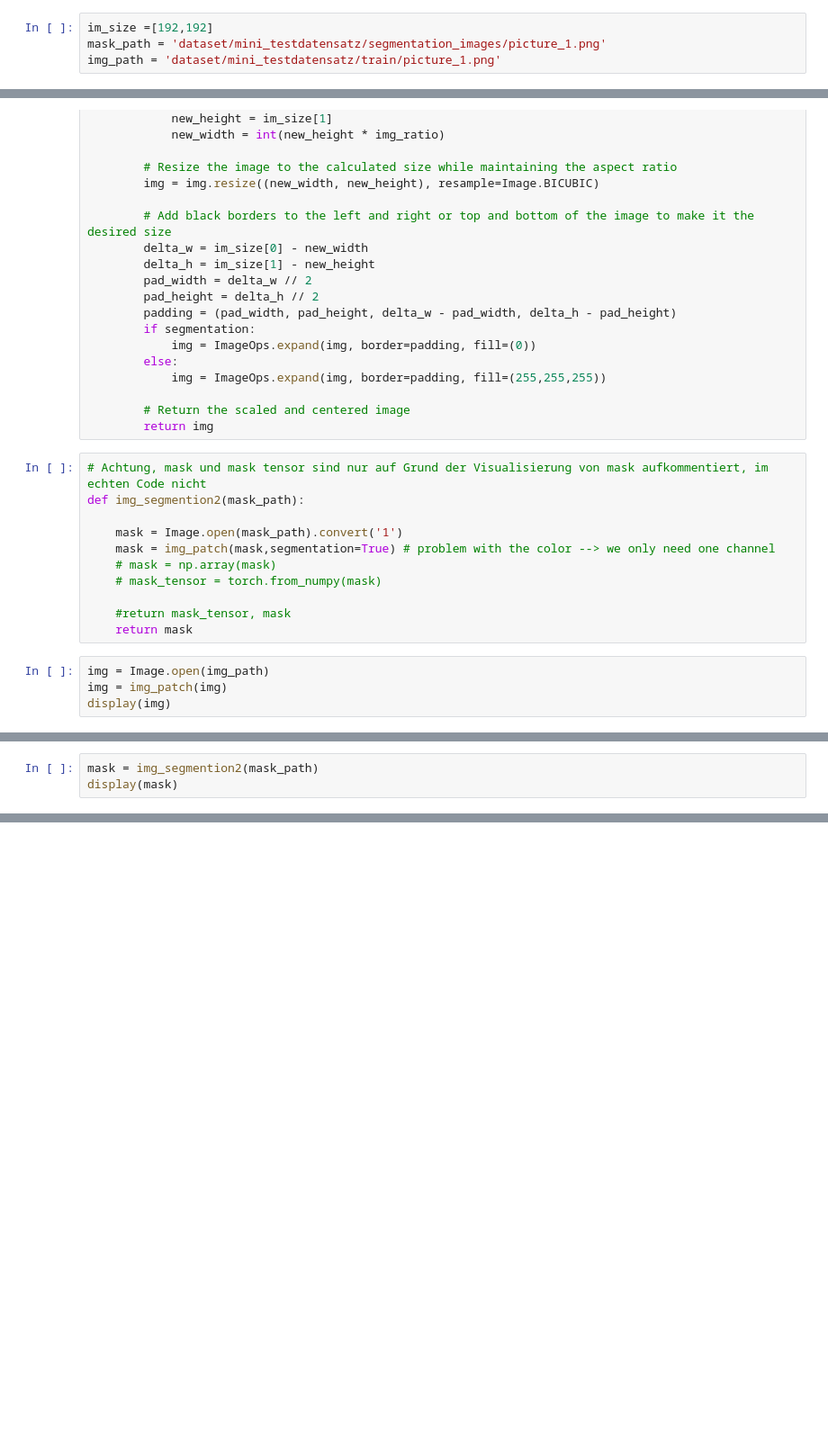
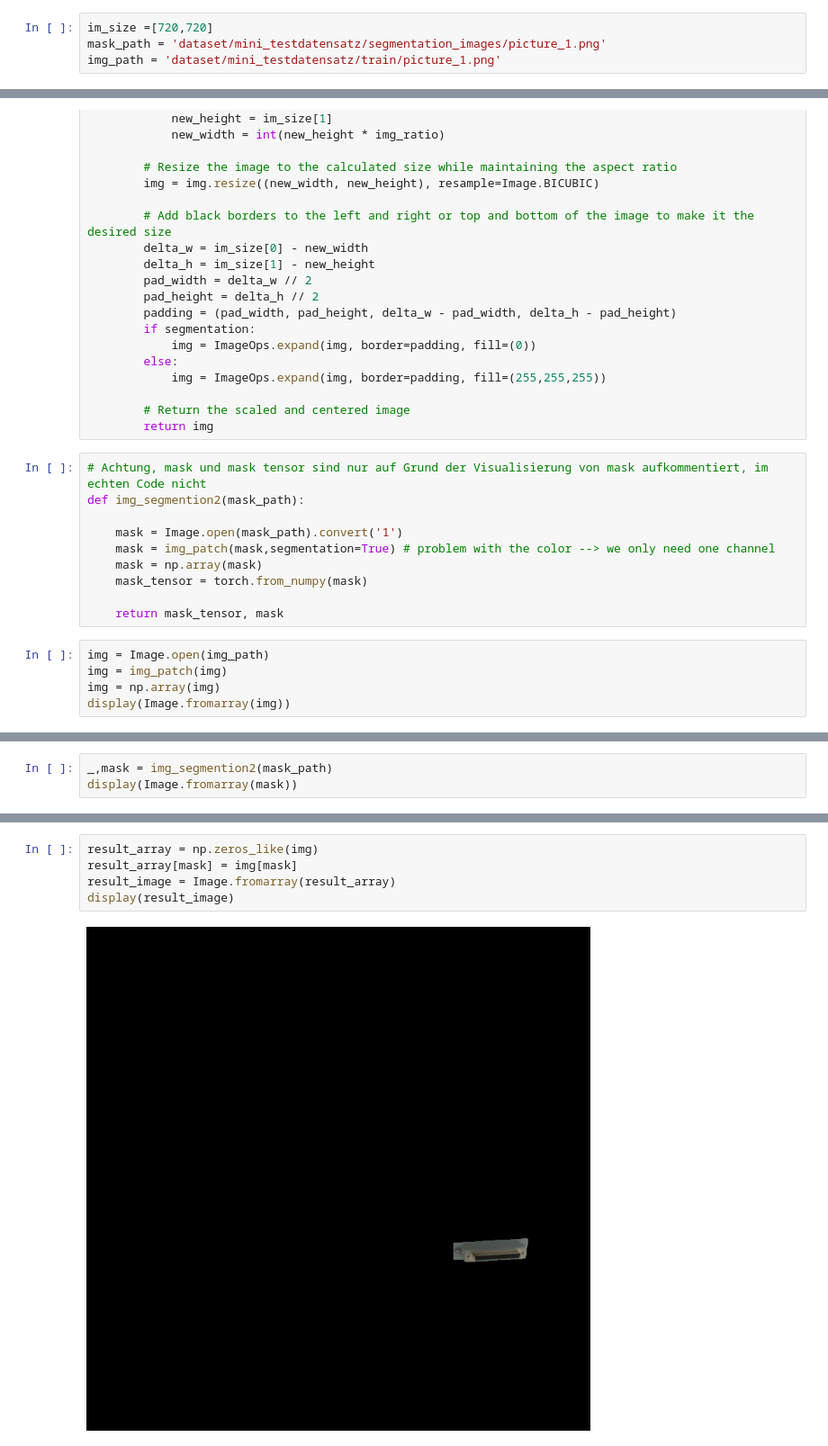
Before and after one commit to mose1020/F-E-Project_Part_2, a Jupyter notebook: 006_Testnotebook.ipynb, the cells around one changed output, grey strips where cells are left out. Shown at 90% size. Saved outputs shown, nothing was run; the diff lists cells and outputs as text; blank space fills up the shorter version.

```diff
--- a/006_Testnotebook.ipynb
+++ b/006_Testnotebook.ipynb
@@ -5,7 +5,7 @@ from PIL import Image, ImageOps
 import torch
 import numpy as np
 # %%
-im_size =[192,192]
+im_size =[720,720]
 mask_path = 'dataset/mini_testdatensatz/segmentation_images/picture_1.png'
 img_path = 'dataset/mini_testdatensatz/train/picture_1.png'
 # %%
@@ -46,19 +46,26 @@ def img_segmention2(mask_path):
 
     mask = Image.open(mask_path).convert('1')
     mask = img_patch(mask,segmentation=True) # problem with the color --> we only need one channel
-    # mask = np.array(mask)
-    # mask_tensor = torch.from_numpy(mask)
+    mask = np.array(mask)
+    mask_tensor = torch.from_numpy(mask)
 
-    #return mask_tensor, mask
-    return mask
+    return mask_tensor, mask
 # %%
 img = Image.open(img_path)
 img = img_patch(img)
-display(img)
+img = np.array(img)
+display(Image.fromarray(img))
 # %% [output]
 [figure]
 # %%
-mask = img_segmention2(mask_path)
-display(mask)
+_,mask = img_segmention2(mask_path)
+display(Image.fromarray(mask))
 # %% [output]
 [figure]
+# %%
+result_array = np.zeros_like(img)
+result_array[mask] = img[mask]
+result_image = Image.fromarray(result_array)
+display(result_image)
+# %% [output]
+[figure, added]
```
Also changed, not shown: parts of 3 cells of this notebook, 2 other files.
